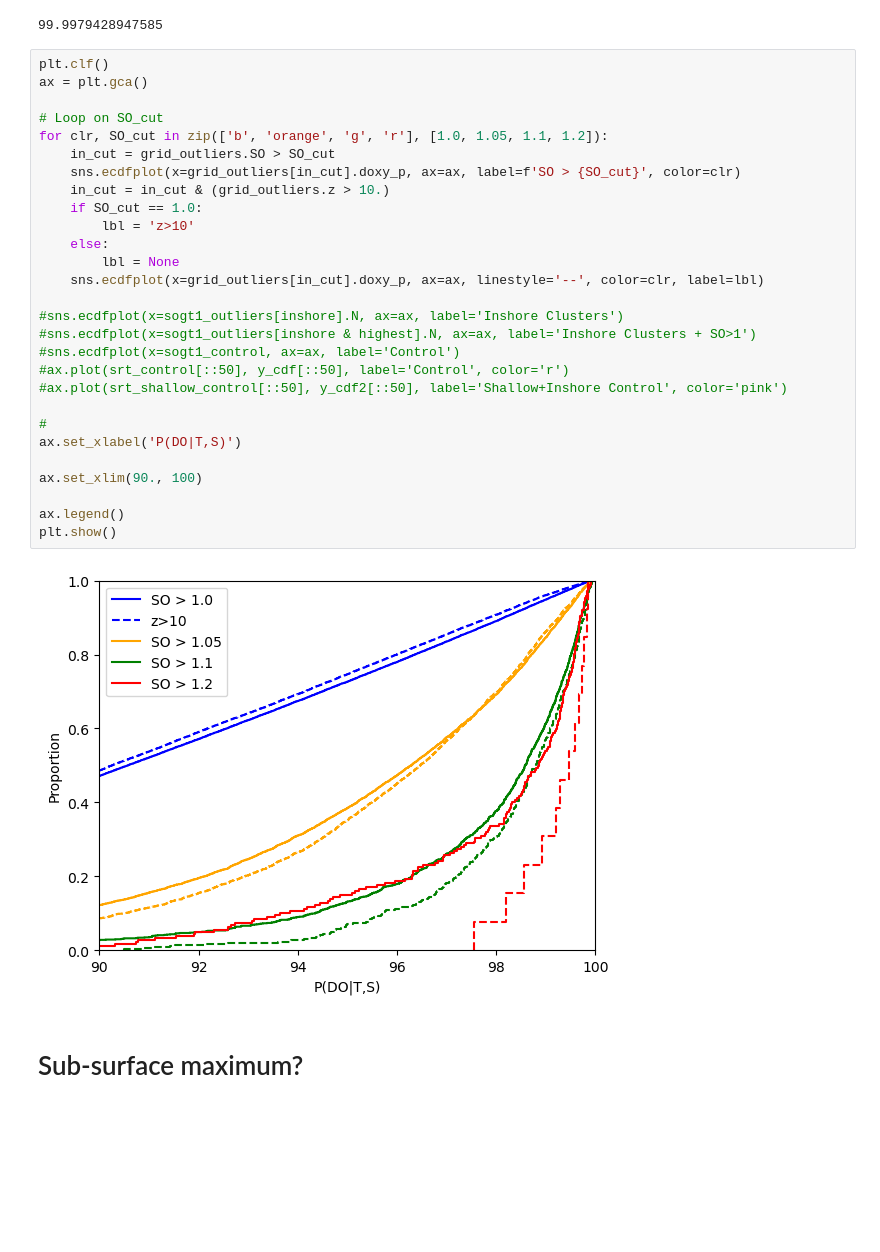
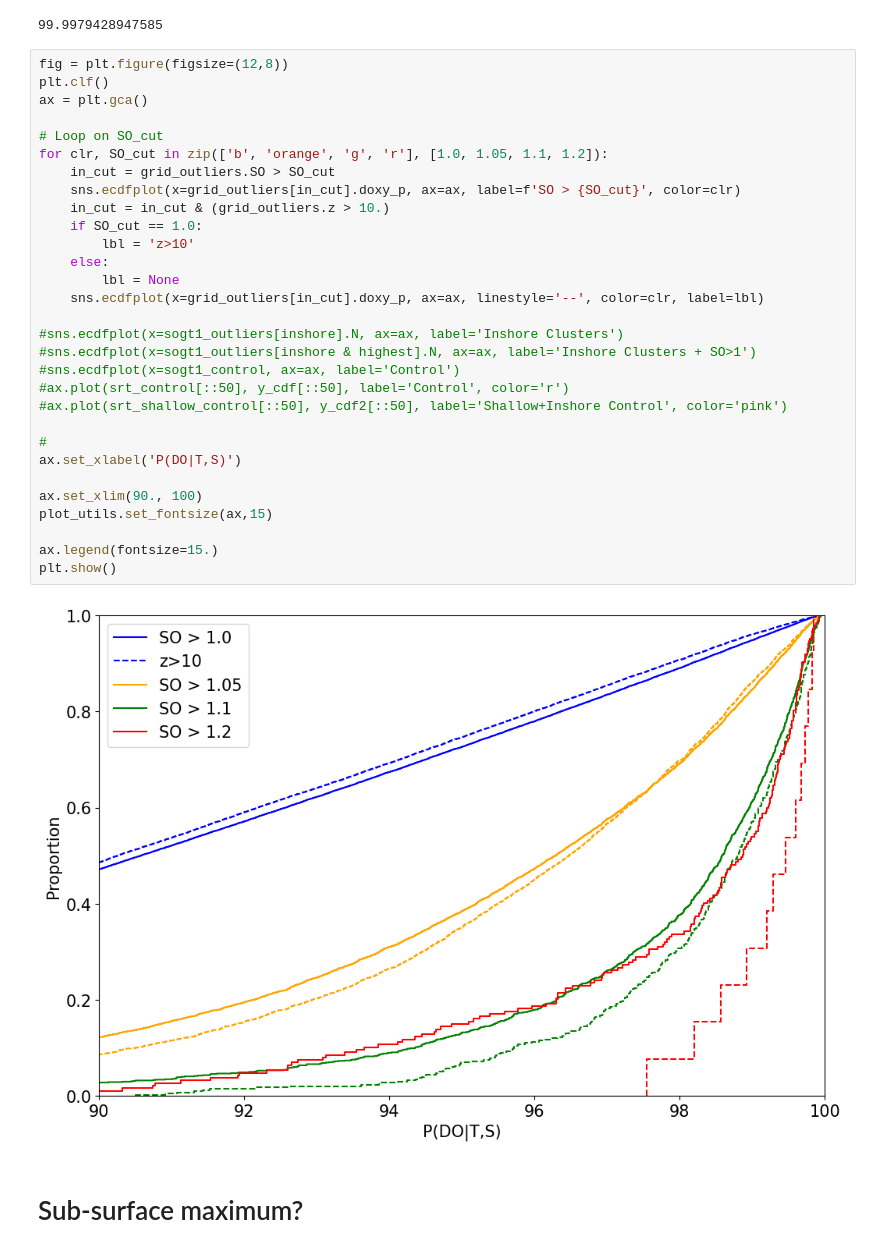
Before and after one commit to profxj/sio-sandbox, a Jupyter notebook: nb/CUGN/Define_DO_Extrema.ipynb, the cells around one changed output. Drawn from its saved outputs; the diff is of its cells as text; blank space fills up the shorter version.

```diff
--- a/nb/CUGN/Define_DO_Extrema.ipynb
+++ b/nb/CUGN/Define_DO_Extrema.ipynb
@@ -59,35 +59,37 @@ grid_outliers.doxy_p.max()
 # %% [output]
 99.9979428947585
 # %%
+fig = plt.figure(figsize=(12,8))
 plt.clf()
 ax = plt.gca()
 
 # Loop on SO_cut
 for clr, SO_cut in zip(['b', 'orange', 'g', 'r'], [1.0, 1.05, 1.1, 1.2]):
     in_cut = grid_outliers.SO > SO_cut
     sns.ecdfplot(x=grid_outliers[in_cut].doxy_p, ax=ax, label=f'SO > {SO_cut}', color=clr)
     in_cut = in_cut & (grid_outliers.z > 10.)
     if SO_cut == 1.0:
         lbl = 'z>10'
     else:
         lbl = None
     sns.ecdfplot(x=grid_outliers[in_cut].doxy_p, ax=ax, linestyle='--', color=clr, label=lbl)
 
 #sns.ecdfplot(x=sogt1_outliers[inshore].N, ax=ax, label='Inshore Clusters')
 #sns.ecdfplot(x=sogt1_outliers[inshore & highest].N, ax=ax, label='Inshore Clusters + SO>1')
 #sns.ecdfplot(x=sogt1_control, ax=ax, label='Control')
 #ax.plot(srt_control[::50], y_cdf[::50], label='Control', color='r')
 #ax.plot(srt_shallow_control[::50], y_cdf2[::50], label='Shallow+Inshore Control', color='pink')
 
 #
 ax.set_xlabel('P(DO|T,S)')
 
 ax.set_xlim(90., 100)
+plot_utils.set_fontsize(ax,15)
 
-ax.legend()
+ax.legend(fontsize=15.)
 plt.show()
 # %% [output]
-[figure, old version]
+[figure, new version]
 # %% [markdown]
 # Sub-surface maximum?
 # %%
```
Also changed, not shown: parts of 4 cells of this notebook.
